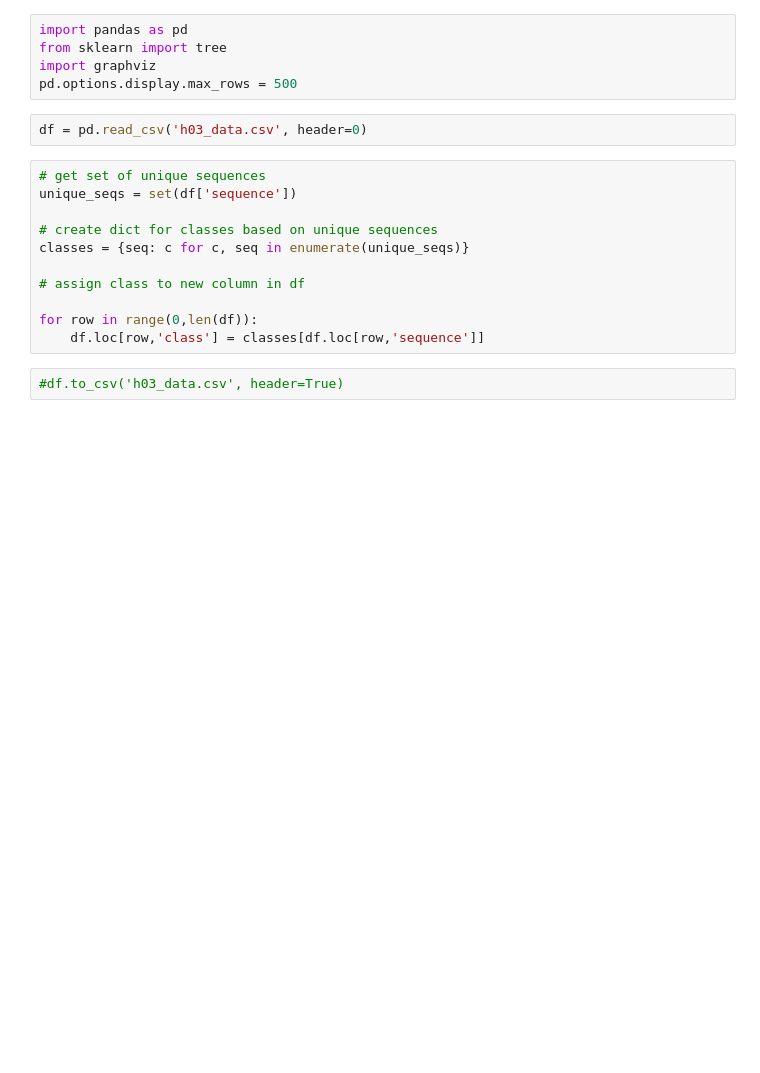
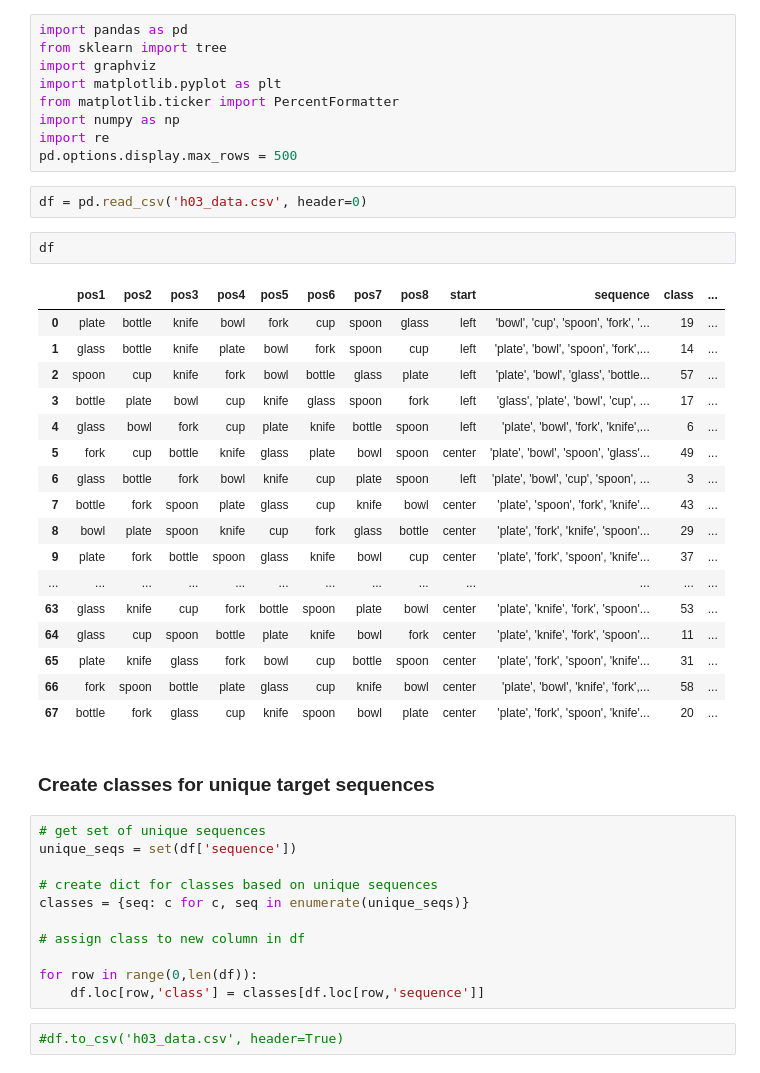
Before and after one commit to zauri/action_selection, a Jupyter notebook: cognitive model/shortest_path/h03/h03_data_analysis.ipynb, the cells around one changed output. Drawn from its saved outputs; the diff is of its cells as text; blank space fills up the shorter version.

```diff
--- a/cognitive model/shortest_path/h03/h03_data_analysis.ipynb
+++ b/cognitive model/shortest_path/h03/h03_data_analysis.ipynb
@@ -2,9 +2,35 @@
 import pandas as pd
 from sklearn import tree
 import graphviz
+import matplotlib.pyplot as plt
+from matplotlib.ticker import PercentFormatter
+import numpy as np
+import re
 pd.options.display.max_rows = 500
 # %%
 df = pd.read_csv('h03_data.csv', header=0)
+# %%
+df
+# %% [output]
+|  | pos1 | pos2 | pos3 | pos4 | pos5 | pos6 | pos7 | pos8 | start | sequence | class | ... |
+| 0 | plate | bottle | knife | bowl | fork | cup | spoon | glass | left | 'bowl', 'cup', 'spoon', 'fork', '... | 19 | ... |
+| 1 | glass | bottle | knife | plate | bowl | fork | spoon | cup | left | 'plate', 'bowl', 'spoon', 'fork',... | 14 | ... |
+| 2 | spoon | cup | knife | fork | bowl | bottle | glass | plate | left | 'plate', 'bowl', 'glass', 'bottle... | 57 | ... |
+| 3 | bottle | plate | bowl | cup | knife | glass | spoon | fork | left | 'glass', 'plate', 'bowl', 'cup', ... | 17 | ... |
+| 4 | glass | bowl | fork | cup | plate | knife | bottle | spoon | left | 'plate', 'bowl', 'fork', 'knife',... | 6 | ... |
+| 5 | fork | cup | bottle | knife | glass | plate | bowl | spoon | center | 'plate', 'bowl', 'spoon', 'glass'... | 49 | ... |
+| 6 | glass | bottle | fork | bowl | knife | cup | plate | spoon | left | 'plate', 'bowl', 'cup', 'spoon', ... | 3 | ... |
+| 7 | bottle | fork | spoon | plate | glass | cup | knife | bowl | center | 'plate', 'spoon', 'fork', 'knife'... | 43 | ... |
+| 8 | bowl | plate | spoon | knife | cup | fork | glass | bottle | center | 'plate', 'fork', 'knife', 'spoon'... | 29 | ... |
+| 9 | plate | fork | bottle | spoon | glass | knife | bowl | cup | center | 'plate', 'fork', 'spoon', 'knife'... | 37 | ... |
+| ... | ... | ... | ... | ... | ... | ... | ... | ... | ... | ... | ... | ... |
+| 63 | glass | knife | cup | fork | bottle | spoon | plate | bowl | center | 'plate', 'knife', 'fork', 'spoon'... | 53 | ... |
+| 64 | glass | cup | spoon | bottle | plate | knife | bowl | fork | center | 'plate', 'knife', 'fork', 'spoon'... | 11 | ... |
+| 65 | plate | knife | glass | fork | bowl | cup | bottle | spoon | center | 'plate', 'fork', 'spoon', 'knife'... | 31 | ... |
+| 66 | fork | spoon | bottle | plate | glass | cup | knife | bowl | center | 'plate', 'bowl', 'knife', 'fork',... | 58 | ... |
+| 67 | bottle | fork | glass | cup | knife | spoon | bowl | plate | center | 'plate', 'fork', 'spoon', 'knife'... | 20 | ... |
+# %% [markdown]
+### Create classes for unique target sequences
 # %%
 # get set of unique sequences
 unique_seqs = set(df['sequence'])
```
Also changed, not shown: parts of 14 cells of this notebook, 3 other files.
